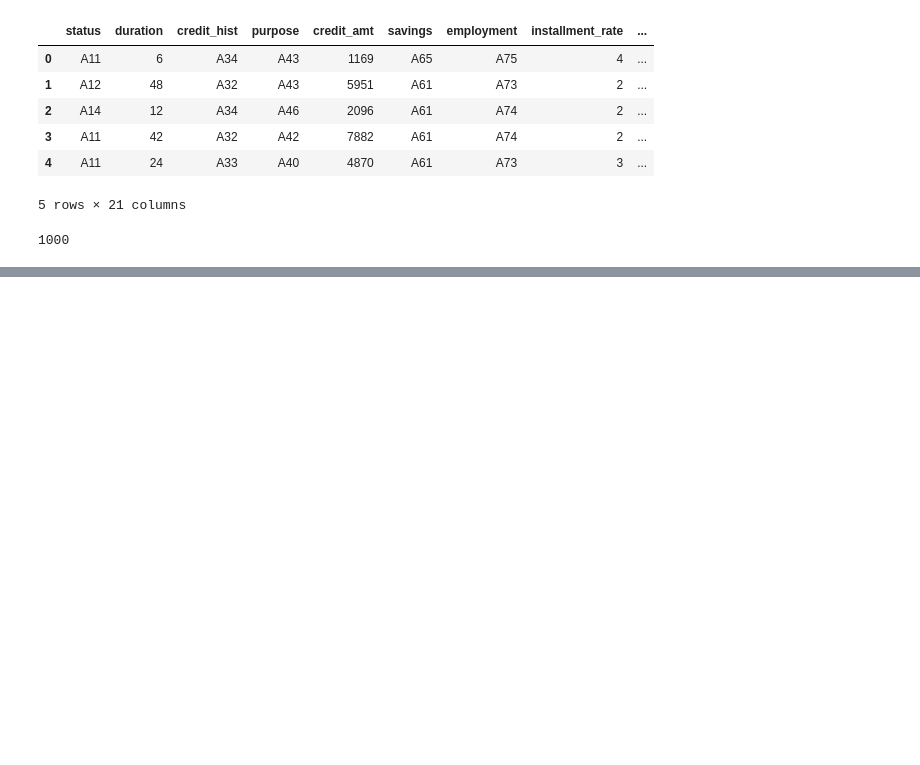
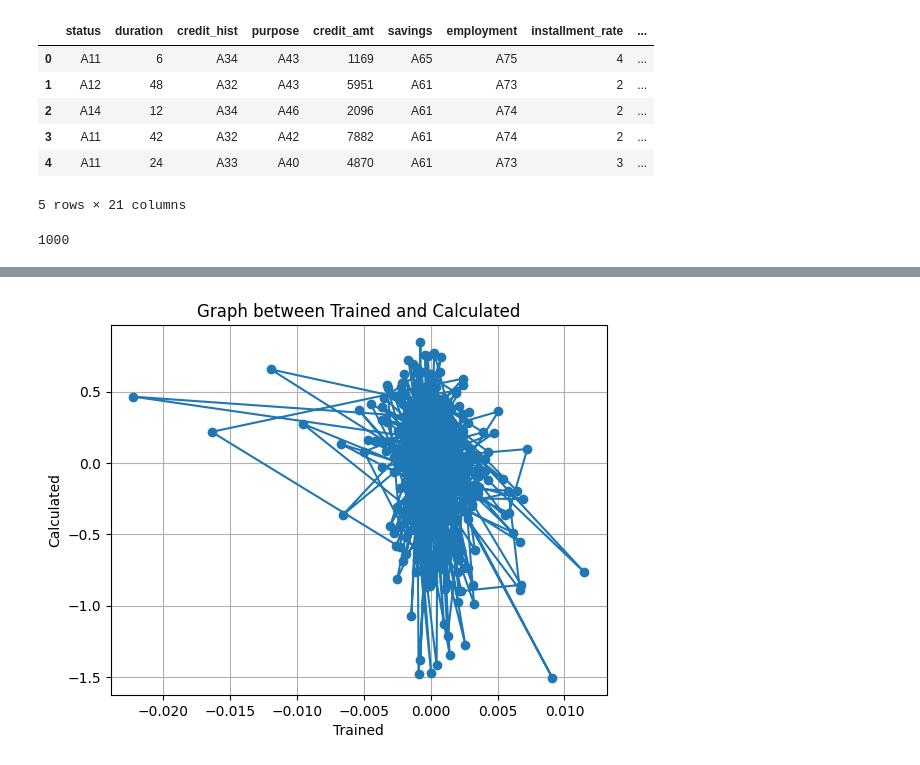
Before and after one commit to ekta0596/DataAcquisition-valuation, a Jupyter notebook: FirstOrderInfluenceWOTrain.ipynb, the cells around one changed output, grey strips where cells are left out. Drawn from its saved outputs; the diff is of its cells as text; code cells hidden in the pictures; blank space fills up the shorter version.

Commit message:
added the results for trained df in a file to save compute time

```diff
--- a/FirstOrderInfluenceWOTrain.ipynb
+++ b/FirstOrderInfluenceWOTrain.ipynb
@@ -148,3 +182,5 @@ print(y_test.shape)
 # %%
-del_F_del_theta = del_predictive_parity_del_theta(clf, x_test_orig, x_test, y_test)
+del_F_del_theta = del_predictive_parity_del_theta(clf, x_test_orig, x_test_scalar, y_test)
+print(del_F_del_theta.shape)
+print(type(del_F_del_theta))
 # %% [output]
@@ -159,0 +214,7 @@ hinv_v, hinv = get_hinv_v(hessian_all_points, del_F_del_theta)
+# %%
+hinv_v, hinv = get_hinv_v(hessian_all_points, np.transpose(del_L_del_theta))  #it should be hessian* dL/d_theta
+# and then it should be multiplied by df/d_theta
+# %%
+#influence for each data point
+inf = np.matmul(np.transpose(hinv_v), del_F_del_theta)
+print(inf.shape)
@@ -159,0 +247,14 @@ hinv_v, hinv = get_hinv_v(hessian_all_points, del_F_del_theta)
+# %%
+result = np.load('trained_dp.npy')
+trained_arr = np.array(result)
+# %%
+import matplotlib.pyplot as plt
+df = pd.DataFrame({'Trained': trained_arr, 'Calculated': inf})
+plt.plot(df['Trained'], df['Calculated'], marker='o', linestyle='-')
+plt.title('Graph between Trained and Calculated')
+plt.xlabel('Trained')
+plt.ylabel('Calculated')
+plt.grid(True)
+plt.show()
+# %% [output]
+[figure, added]
```
Also changed, not shown: parts of 21 cells of this notebook, 3 other files.
